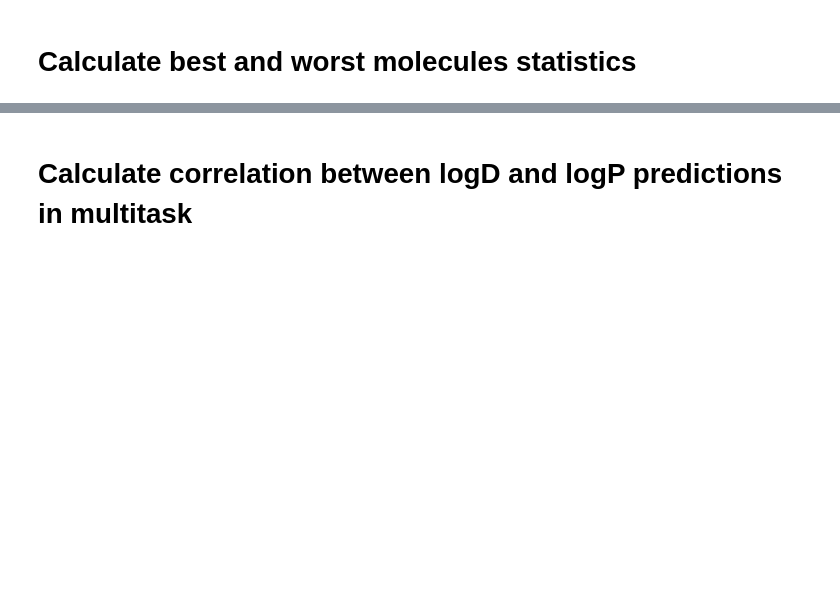
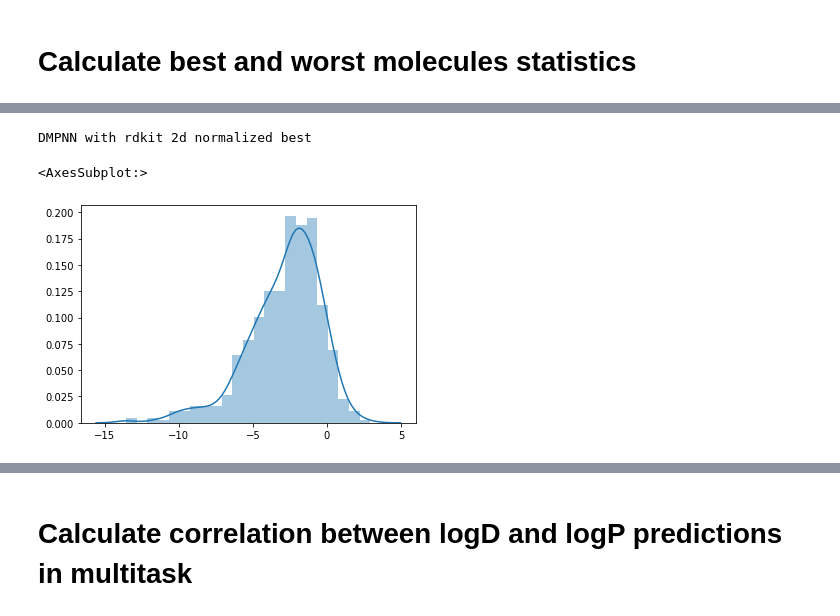
Before and after one commit to VEK239/StructGNN-lipophilicity, a Jupyter notebook: notebooks/SOTA/1_DMPNN_StructGNN_models_analysis.ipynb, the cells around one changed output, grey strips where cells are left out. Drawn from its saved outputs; the diff is of its cells as text; code cells hidden in the pictures; blank space fills up the shorter version.

```diff
--- a/notebooks/SOTA/1_DMPNN_StructGNN_models_analysis.ipynb
+++ b/notebooks/SOTA/1_DMPNN_StructGNN_models_analysis.ipynb
@@ -199,0 +464,7 @@ logP_is_symmetric  =  0.563 +/- 0.0
+# %%
+print(p_value['Model_2'])
+sns.distplot(np.log(test_prediction_2[ERROR_COLUMN].values))
+# %% [output]
+DMPNN with rdkit 2d normalized best
+<AxesSubplot:>
+[figure, added]
```
Also changed, not shown: parts of 12 cells of this notebook, 54 other files.
